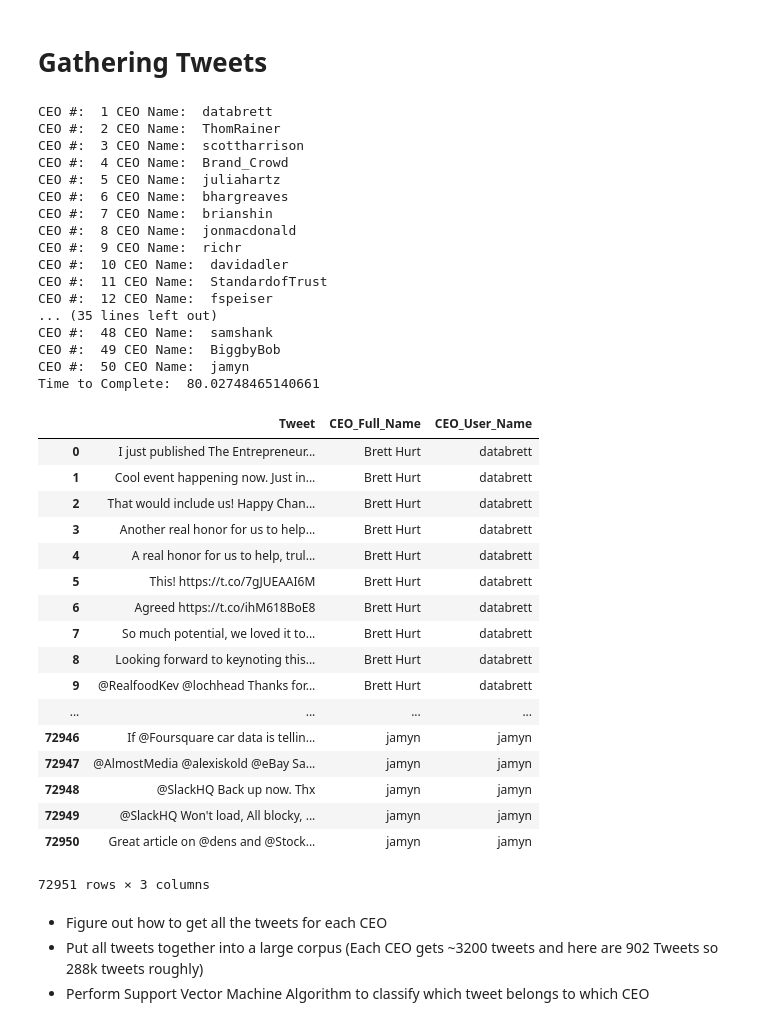
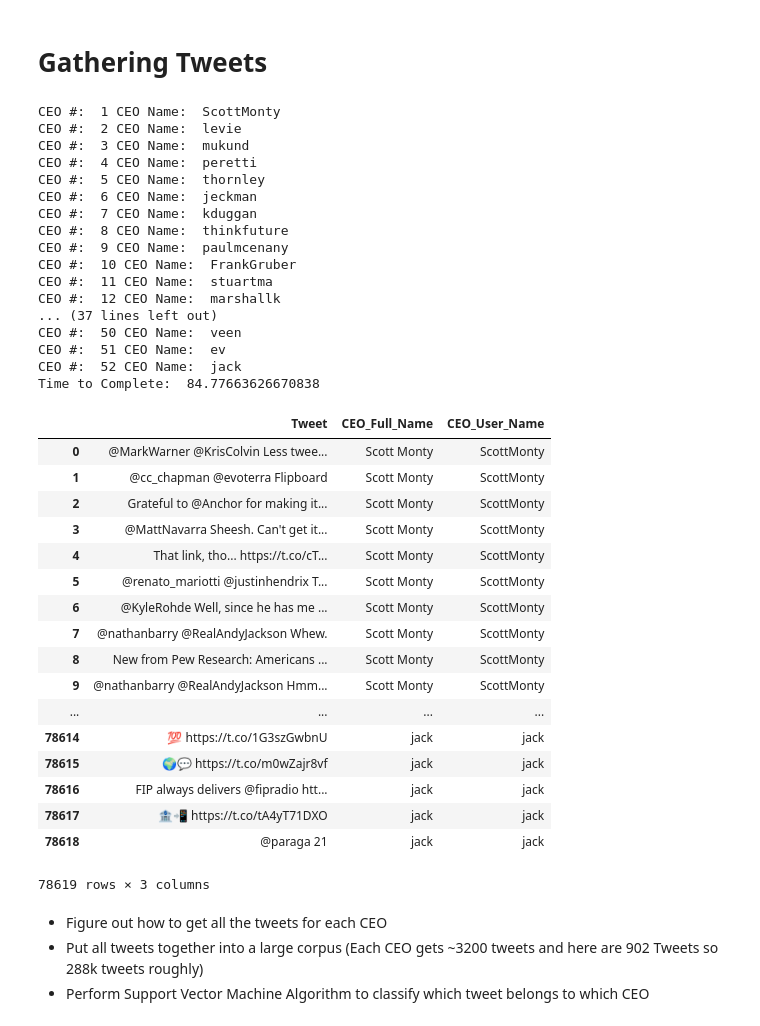
Before and after one commit to ron2297/CEO-Topic-Classifier-Extractor, a Jupyter notebook: Twitter-API-Tweet-Collection-CEO-Project-BACKUP.ipynb, the cells around one changed output. Drawn from its saved outputs; the diff is of its cells as text; code cells hidden in the pictures.

Commit message:
successfully gathered all data and begun analysis phase

```diff
--- a/Twitter-API-Tweet-Collection-CEO-Project-BACKUP.ipynb
+++ b/Twitter-API-Tweet-Collection-CEO-Project-BACKUP.ipynb
@@ -188,70 +188,70 @@ def tweetCollector(dataframe):
                 name.append(status._json['user']['name'])
                 user_name.append(status._json['user']['screen_name'])
                 DataSet = pd.DataFrame()
 
                 DataSet['Tweet'] = [tweet for tweet in list_tweets]
                 DataSet['CEO_Full_Name'] = [tweet for tweet in name]
                 DataSet['CEO_User_Name'] = [tweet for tweet in user_name]
 
     #either one CSV for all the CEO
         count +=1
         print("CEO #: ", count, "CEO Name: ",i)
     DataSet.to_csv("Collection_CEO_TWEETS.csv")
 
     function_end = time.time()
     total_function_time = ((function_end-function_start)/60)
     print("Time to Complete: ", total_function_time)
 
     return DataSet
 #tweetCollector(CEO_list_cleaned['CEO_Twitter_Accounts'][:50]) 1
 #tweetCollector(CEO_list_cleaned['CEO_Twitter_Accounts'][50:99])2
 #tweetCollector(CEO_list_cleaned['CEO_Twitter_Accounts'][99:149])3
 #tweetCollector(CEO_list_cleaned['CEO_Twitter_Accounts'][149:199])4
 #tweetCollector(CEO_list_cleaned['CEO_Twitter_Accounts'][199:249])5
 #tweetCollector(CEO_list_cleaned['CEO_Twitter_Accounts'][249:299])6
 #tweetCollector(CEO_list_cleaned['CEO_Twitter_Accounts'][299:349])7
 #tweetCollector(CEO_list_cleaned['CEO_Twitter_Accounts'][349:399])8
-tweetCollector(CEO_list_cleaned['CEO_Twitter_Accounts'][399:449])
-#tweetCollector(CEO_list_cleaned['CEO_Twitter_Accounts'][449:499])
-#tweetCollector(CEO_list_cleaned['CEO_Twitter_Accounts'][499:549])
+#tweetCollector(CEO_list_cleaned['CEO_Twitter_Accounts'][399:449])9
+#tweetCollector(CEO_list_cleaned['CEO_Twitter_Accounts'][449:499])10
+#tweetCollector(CEO_list_cleaned['CEO_Twitter_Accounts'][499:549])11
 #tweetCollector(CEO_list_cleaned['CEO_Twitter_Accounts'][549:599])
 #tweetCollector(CEO_list_cleaned['CEO_Twitter_Accounts'][599:])
 # %% [output]
-CEO #:  1 CEO Name:  databrett
-CEO #:  2 CEO Name:  ThomRainer
-CEO #:  3 CEO Name:  scottharrison
-CEO #:  4 CEO Name:  Brand_Crowd
-CEO #:  5 CEO Name:  juliahartz
-CEO #:  6 CEO Name:  bhargreaves
-CEO #:  7 CEO Name:  brianshin
-CEO #:  8 CEO Name:  jonmacdonald
-CEO #:  9 CEO Name:  richr
-CEO #:  10 CEO Name:  davidadler
-CEO #:  11 CEO Name:  StandardofTrust
-CEO #:  12 CEO Name:  fspeiser
-... (35 lines left out)
-CEO #:  48 CEO Name:  samshank
-CEO #:  49 CEO Name:  BiggbyBob
-CEO #:  50 CEO Name:  jamyn
-Time to Complete:  80.02748465140661
+CEO #:  1 CEO Name:  ScottMonty
+CEO #:  2 CEO Name:  levie
+CEO #:  3 CEO Name:  mukund
+CEO #:  4 CEO Name:  peretti
+CEO #:  5 CEO Name:  thornley
+CEO #:  6 CEO Name:  jeckman
+CEO #:  7 CEO Name:  kduggan
+CEO #:  8 CEO Name:  thinkfuture
+CEO #:  9 CEO Name:  paulmcenany
+CEO #:  10 CEO Name:  FrankGruber
+CEO #:  11 CEO Name:  stuartma
+CEO #:  12 CEO Name:  marshallk
+... (37 lines left out)
+CEO #:  50 CEO Name:  veen
+CEO #:  51 CEO Name:  ev
+CEO #:  52 CEO Name:  jack
+Time to Complete:  84.77663626670838
 |  | Tweet | CEO_Full_Name | CEO_User_Name |
-| 0 | I just published The Entrepreneur... | Brett Hurt | databrett |
-| 1 | Cool event happening now. Just in... | Brett Hurt | databrett |
-| 2 | That would include us! Happy Chan... | Brett Hurt | databrett |
-| 3 | Another real honor for us to help... | Brett Hurt | databrett |
-| 4 | A real honor for us to help, trul... | Brett Hurt | databrett |
-| 5 | This! https://t.co/7gJUEAAI6M | Brett Hurt | databrett |
-| 6 | Agreed https://t.co/ihM618BoE8 | Brett Hurt | databrett |
-| 7 | So much potential, we loved it to... | Brett Hurt | databrett |
-| 8 | Looking forward to keynoting this... | Brett Hurt | databrett |
-| 9 | @RealfoodKev @lochhead Thanks for... | Brett Hurt | databrett |
+| 0 | @MarkWarner @KrisColvin Less twee... | Scott Monty | ScottMonty |
+| 1 | @cc_chapman @evoterra Flipboard | Scott Monty | ScottMonty |
+| 2 | Grateful to @Anchor for making it... | Scott Monty | ScottMonty |
+| 3 | @MattNavarra Sheesh. Can't get it... | Scott Monty | ScottMonty |
+| 4 | That link, tho... https://t.co/cT... | Scott Monty | ScottMonty |
+| 5 | @renato_mariotti @justinhendrix T... | Scott Monty | ScottMonty |
+| 6 | @KyleRohde Well, since he has me ... | Scott Monty | ScottMonty |
+| 7 | @nathanbarry @RealAndyJackson Whew. | Scott Monty | ScottMonty |
+| 8 | New from Pew Research: Americans ... | Scott Monty | ScottMonty |
+| 9 | @nathanbarry @RealAndyJackson Hmm... | Scott Monty | ScottMonty |
 | ... | ... | ... | ... |
-| 72946 | If @Foursquare car data is tellin... | jamyn | jamyn |
-| 72947 | @AlmostMedia @alexiskold @eBay Sa... | jamyn | jamyn |
-| 72948 | @SlackHQ Back up now. Thx | jamyn | jamyn |
-| 72949 | @SlackHQ Won't load, All blocky, ... | jamyn | jamyn |
-| 72950 | Great article on @dens and @Stock... | jamyn | jamyn |
+| 78614 | 💯 https://t.co/1G3szGwbnU | jack | jack |
+| 78615 | 🌍💬 https://t.co/m0wZajr8vf | jack | jack |
+| 78616 | FIP always delivers @fipradio htt... | jack | jack |
+| 78617 | 🏦📲 https://t.co/tA4yT71DXO | jack | jack |
+| 78618 | @paraga 21 | jack | jack |
-72951 rows × 3 columns
+78619 rows × 3 columns
 # %% [markdown]
 - Figure out how to get all the tweets for each CEO
 - Put all tweets together into a large corpus (Each CEO gets ~3200 tweets and here are 902 Tweets so 288k tweets roughly)
```
Also changed, not shown: 18 other files.
